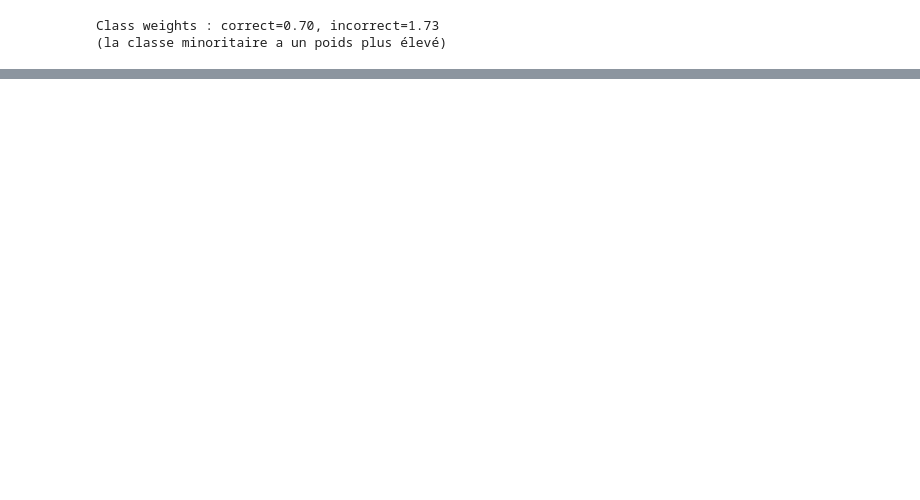
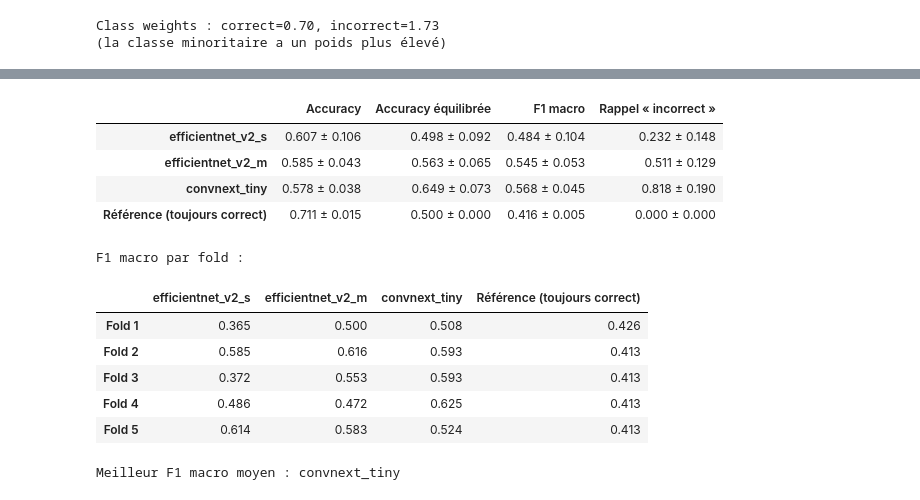
Before and after one commit to Sim0onn/Student-Answer-Scripts-UTM, a Jupyter notebook: notebooks/03_train_exercise_cnn.ipynb, the cells around one changed output, grey strips where cells are left out. Drawn from its saved outputs; the diff is of its cells as text; code cells hidden in the pictures; blank space fills up the shorter version.

```diff
--- a/notebooks/03_train_exercise_cnn.ipynb
+++ b/notebooks/03_train_exercise_cnn.ipynb
@@ -347,0 +457,45 @@ On ré-entraîne un modèle sur **toutes** les données (pas de split validation
+# %%
+METRIC_LABELS = {
+    "accuracy": "Accuracy",
+    "balanced_accuracy": "Balanced accuracy",
+    "f1_macro": "Macro F1",
+    "recall_incorrect": "Recall (incorrect)",
+}
+
+fold_scores = {name: result["fold_metrics"] for name, result in results.items()}
+fold_scores["Baseline (always correct)"] = [
+    compute_metrics(y[val_idx], np.ones(len(val_idx))) for _, val_idx in FOLDS
+]
+
+comparison = pd.DataFrame({
+    name: {
+        label: f"{np.mean([m[key] for m in metrics]):.3f} ± {np.std([m[key] for m in metrics]):.3f}"
+        for key, label in METRIC_LABELS.items()
+    }
+    for name, metrics in fold_scores.items()
+}).T
+comparison.to_csv(f"{OUTPUT_DIR}/comparison.csv", encoding="utf-8-sig")
+display(comparison)
+
+print("Macro F1 per fold:")
+display(pd.DataFrame(
+    {name: [m["f1_macro"] for m in metrics] for name, metrics in fold_scores.items()},
+    index=[f"Fold {i+1}" for i in range(N_FOLDS)],
+).round(3))
+
+best_model_name = max(MODEL_NAMES, key=lambda name: np.mean([m["f1_macro"] for m in results[name]["fold_metrics"]]))
+print(f"Best mean macro F1: {best_model_name}")
+# %% [output]
+|  | Accuracy | Accuracy équilibrée | F1 macro | Rappel « incorrect » |
+| efficientnet_v2_s | 0.607 ± 0.106 | 0.498 ± 0.092 | 0.484 ± 0.104 | 0.232 ± 0.148 |
+| efficientnet_v2_m | 0.585 ± 0.043 | 0.563 ± 0.065 | 0.545 ± 0.053 | 0.511 ± 0.129 |
+| convnext_tiny | 0.578 ± 0.038 | 0.649 ± 0.073 | 0.568 ± 0.045 | 0.818 ± 0.190 |
+| Référence (toujours correct) | 0.711 ± 0.015 | 0.500 ± 0.000 | 0.416 ± 0.005 | 0.000 ± 0.000 |
+F1 macro par fold :
+|  | efficientnet_v2_s | efficientnet_v2_m | convnext_tiny | Référence (toujours correct) |
+| Fold 1 | 0.365 | 0.500 | 0.508 | 0.426 |
+| Fold 2 | 0.585 | 0.616 | 0.593 | 0.413 |
+| Fold 3 | 0.372 | 0.553 | 0.593 | 0.413 |
+| Fold 4 | 0.486 | 0.472 | 0.625 | 0.413 |
+| Fold 5 | 0.614 | 0.583 | 0.524 | 0.413 |
+Meilleur F1 macro moyen : convnext_tiny
```
Also changed, not shown: parts of 31 cells of this notebook, 15 other files.
